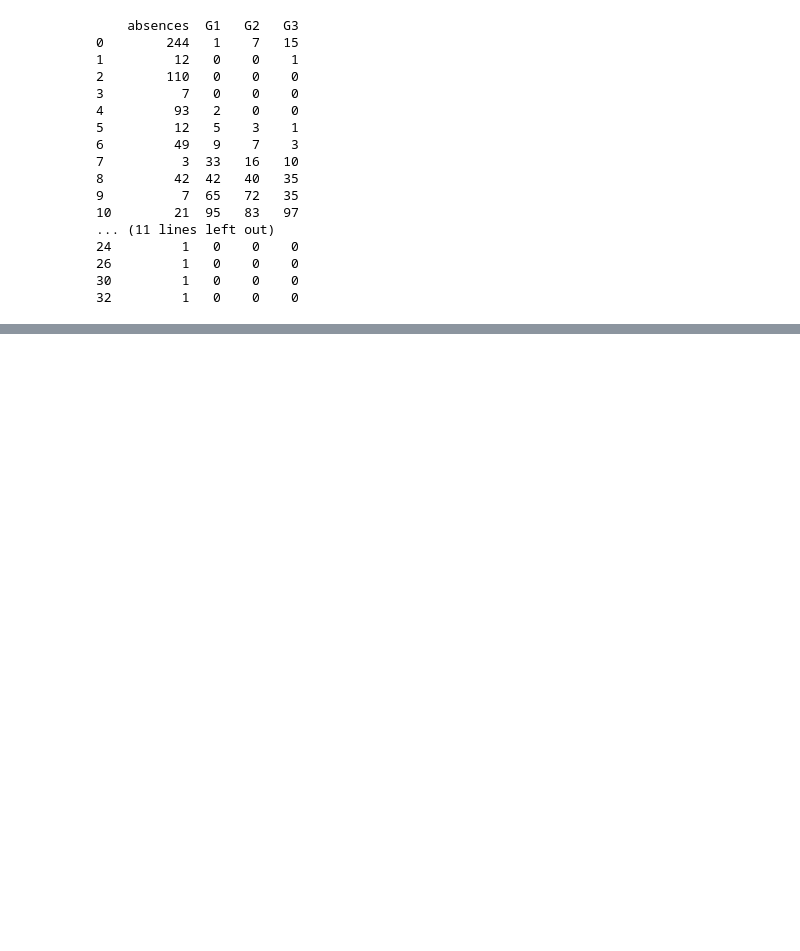
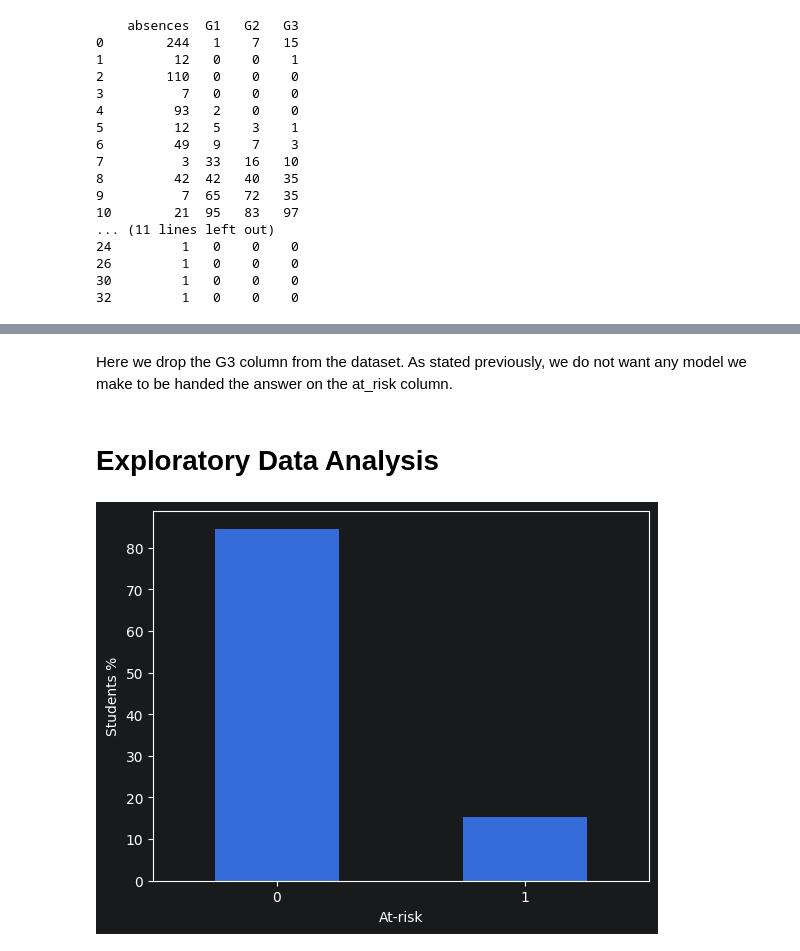
Before and after one commit to MerchantGuildMember/aleksy_datascience_ca2, a Jupyter notebook: DataAnalysis.ipynb, the cells around one changed output, grey strips where cells are left out. Cells and saved outputs as stored; diff of their text form; code cells hidden in the pictures; blank space fills up the shorter version.

```diff
--- a/DataAnalysis.ipynb
+++ b/DataAnalysis.ipynb
@@ -174,0 +202,12 @@ print(side_by_side)
+# %% [markdown]
+Here we drop the G3 column from the dataset. As stated previously, we do not want any model we make to be handed the answer on the at_risk column.
+# %% [markdown]
+# Exploratory Data Analysis
+# %%
+import matplotlib.pyplot as plt
+
+eda = pd.read_csv("data/cleanedData.csv")
+eda['at_risk'].value_counts(normalize=True).mul(100).round(2).plot.bar(rot=0, title='', ylabel='Students %', xlabel='At-risk')
+plt.show()
+# %% [output]
+[figure, added]
```
Also changed, not shown: parts of 3 cells of this notebook.
